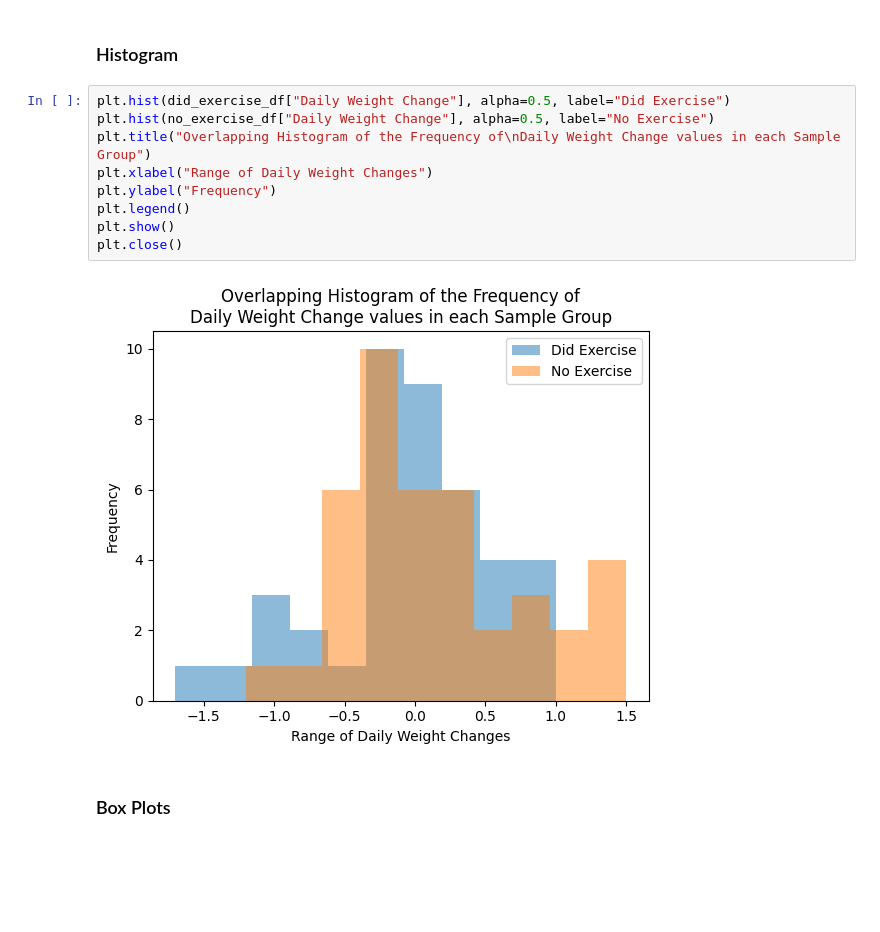
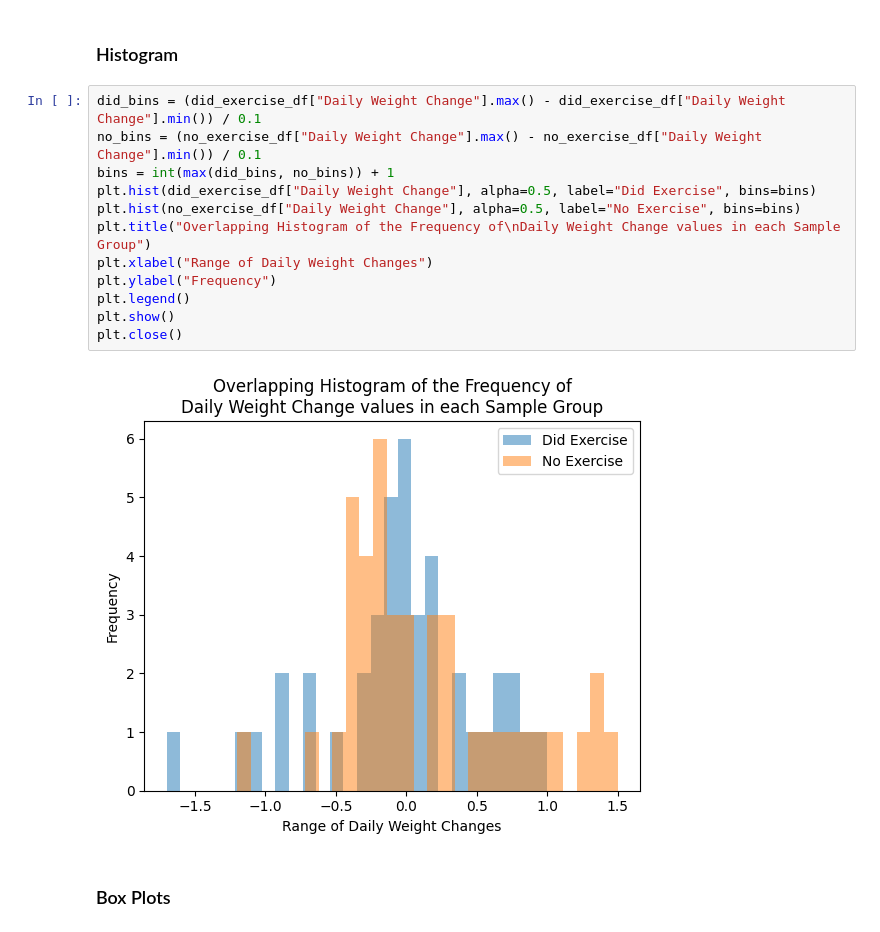
Before and after one commit to notxcharles/Body-Composition-Analysis, a Jupyter notebook: 4. Inferential analysis and Hypothesis testing/Data Analysis.ipynb, the cells around one changed output. Cells and saved outputs as stored; diff of their text form; blank space fills up the shorter version.

```diff
--- a/4. Inferential analysis and Hypothesis testing/Data Analysis.ipynb
+++ b/4. Inferential analysis and Hypothesis testing/Data Analysis.ipynb
@@ -83,16 +83,19 @@ ratio_of_standard_deviations=np.float64(1.0689721457830998)
 # %% [markdown]
 ### Histogram
 # %%
-plt.hist(did_exercise_df["Daily Weight Change"], alpha=0.5, label="Did Exercise")
-plt.hist(no_exercise_df["Daily Weight Change"], alpha=0.5, label="No Exercise")
+did_bins = (did_exercise_df["Daily Weight Change"].max() - did_exercise_df["Daily Weight Change"].min()) / 0.1
+no_bins = (no_exercise_df["Daily Weight Change"].max() - no_exercise_df["Daily Weight Change"].min()) / 0.1
+bins = int(max(did_bins, no_bins)) + 1
+plt.hist(did_exercise_df["Daily Weight Change"], alpha=0.5, label="Did Exercise", bins=bins)
+plt.hist(no_exercise_df["Daily Weight Change"], alpha=0.5, label="No Exercise", bins=bins)
 plt.title("Overlapping Histogram of the Frequency of\nDaily Weight Change values in each Sample Group")
 plt.xlabel("Range of Daily Weight Changes")
 plt.ylabel("Frequency")
 plt.legend()
 plt.show()
 plt.close()
 # %% [output]
-[figure, old version]
+[figure, new version]
 # %% [markdown]
 ### Box Plots
 # %%
```
Also changed, not shown: parts of 5 cells of this notebook.
